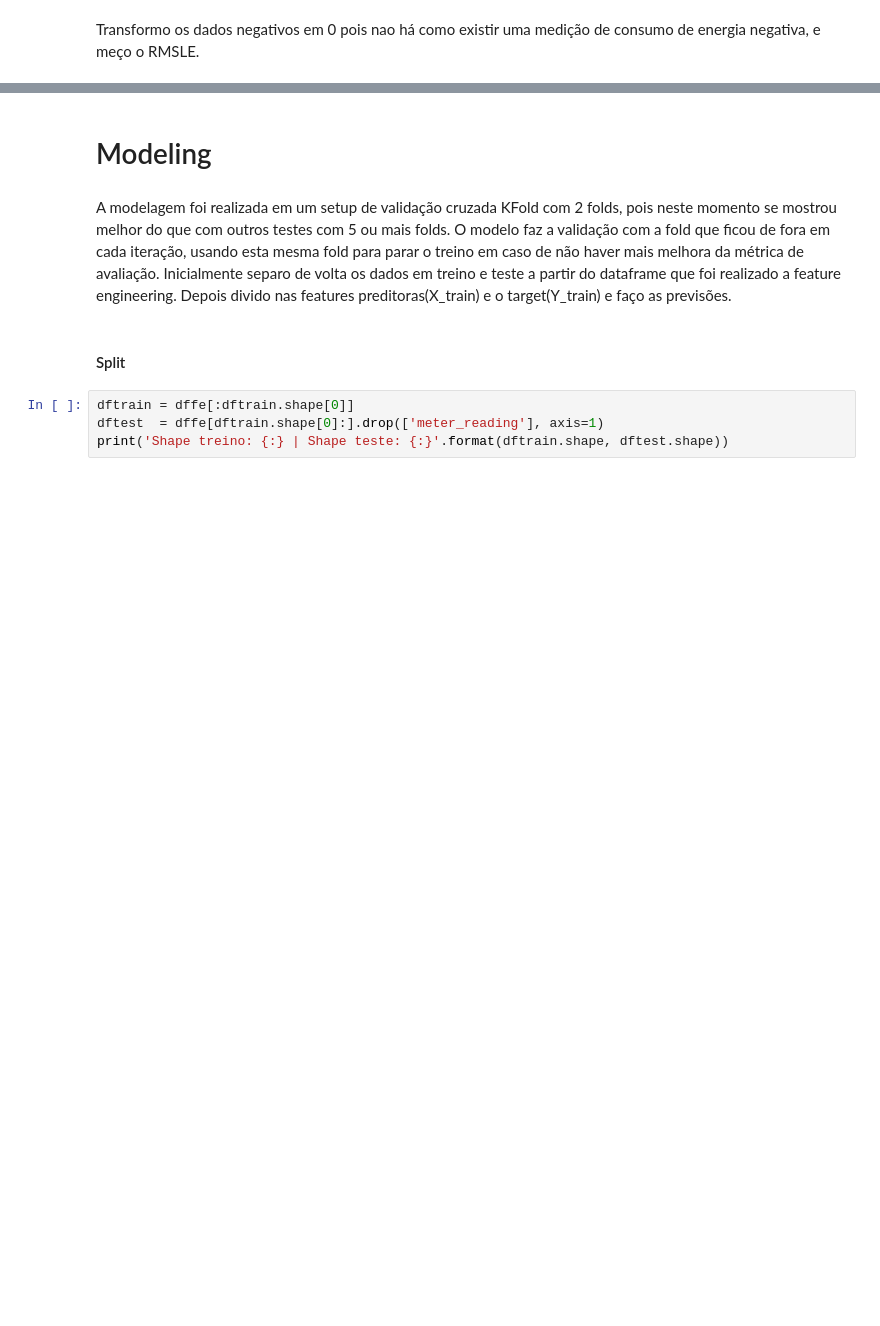
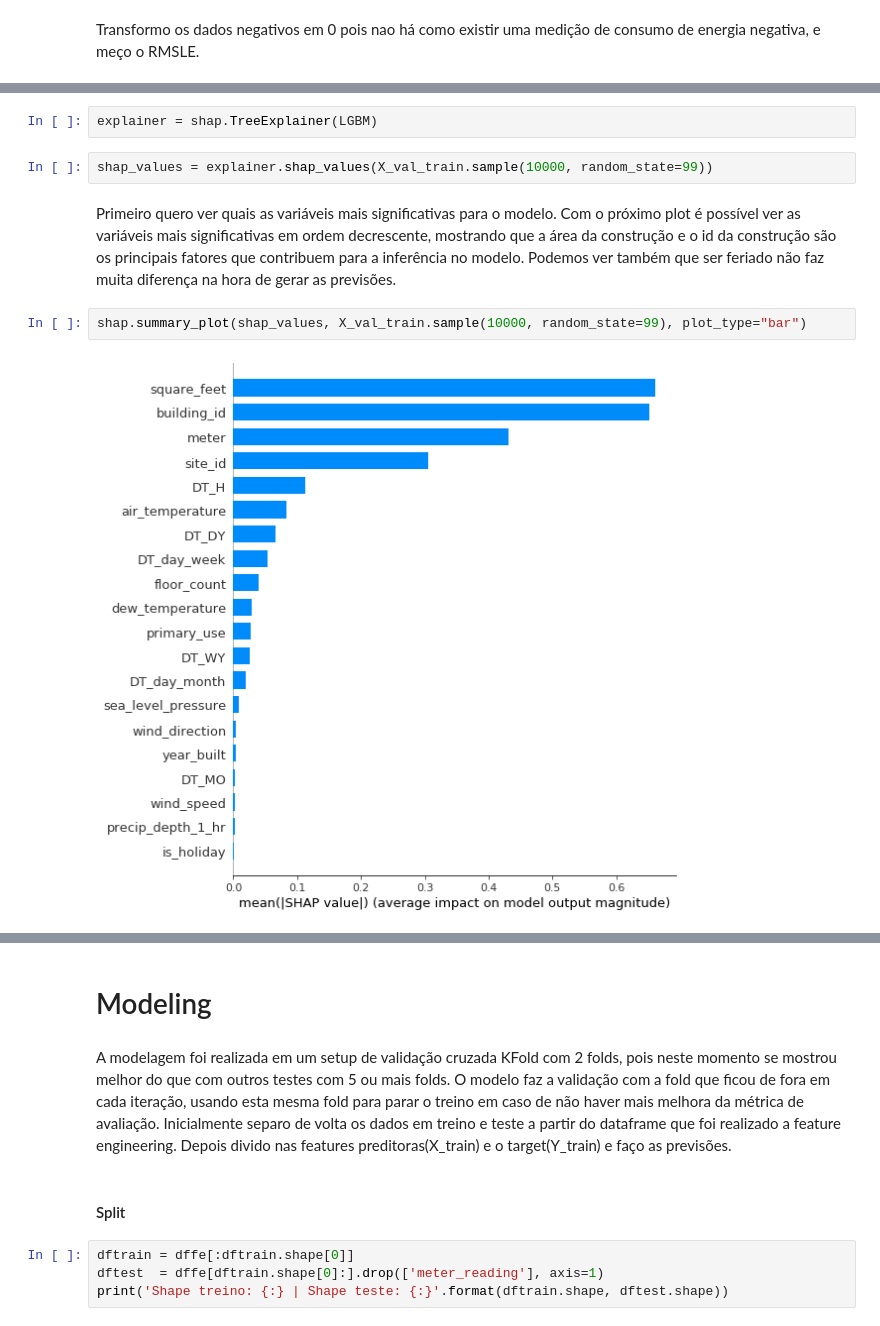
Before and after one commit to rossinendrew/Portfolio, a Jupyter notebook: ASHRAE-Solution.ipynb, the cells around one changed output, grey strips where cells are left out. Cells and saved outputs as stored; diff of their text form; blank space fills up the shorter version.

```diff
--- a/ASHRAE-Solution.ipynb
+++ b/ASHRAE-Solution.ipynb
@@ -180,0 +176,10 @@ Como podemos perceber no gráfico a feature building_id foi a mais importante pa
+# %%
+explainer = shap.TreeExplainer(LGBM)
+# %%
+shap_values = explainer.shap_values(X_val_train.sample(10000, random_state=99))
+# %% [markdown]
+Primeiro quero ver quais as variáveis mais significativas para o modelo. Com o próximo plot é possível ver as variáveis mais significativas em ordem decrescente, mostrando que a área da construção e o id da construção são os principais fatores que contribuem para a inferência no modelo. Podemos ver também que ser feriado não faz muita diferença na hora de gerar as previsões.
+# %%
+shap.summary_plot(shap_values, X_val_train.sample(10000, random_state=99), plot_type="bar")
+# %% [output]
+[figure, added]
```
Also changed, not shown: parts of 27 cells of this notebook.
